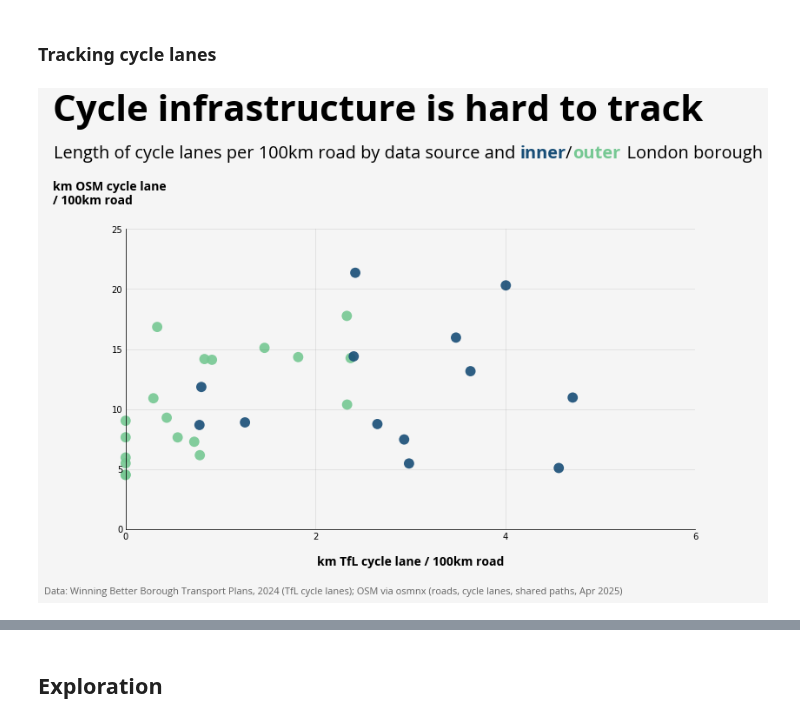
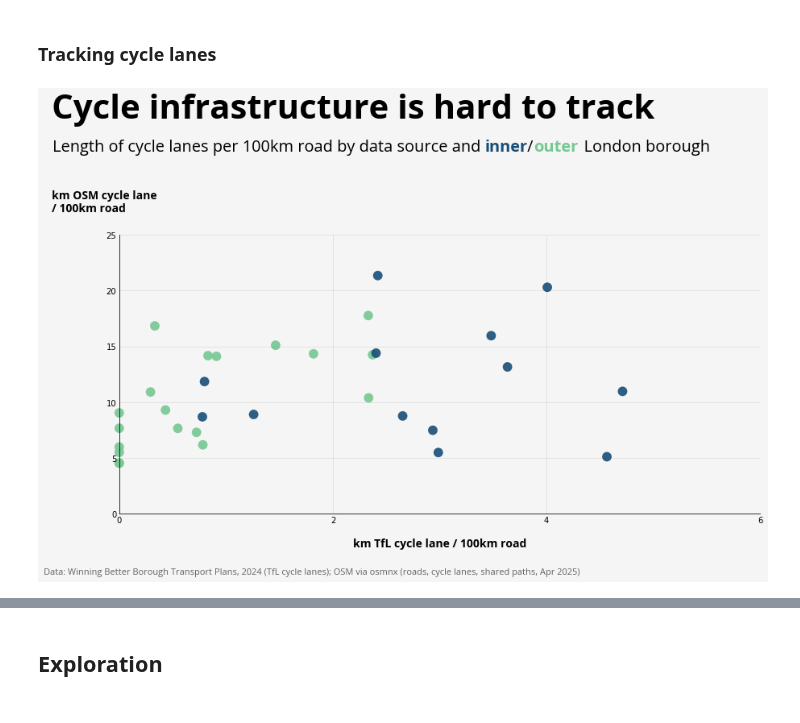
Before and after one commit to Lisa-Ho/small-data-projects, a Jupyter notebook: 2025/2504-cycling-rates-infra/cycling-rates-vs-infra.ipynb, the cells around one changed output, grey strips where cells are left out. Cells and saved outputs as stored; diff of their text form; code cells hidden in the pictures.

```diff
--- a/2025/2504-cycling-rates-infra/cycling-rates-vs-infra.ipynb
+++ b/2025/2504-cycling-rates-infra/cycling-rates-vs-infra.ipynb
@@ -531,7 +531,7 @@ data = df[df["nicename"]!="City"]
 
 #setup-------------------------------
 fig, ax = plt.subplots(figsize=(13,8))
-plt.subplots_adjust(hspace=0.2, wspace=0.28, left=0.1, top=0.73, bottom=0.13, right=0.8)
+plt.subplots_adjust(hspace=0, wspace=00, left=0.1, top=0.73, bottom=0.13, right=0.95)
 fig.set_facecolor(colors["bg"])
 
 #plot data ---------------------------------
@@ -544,40 +544,39 @@ ax.set_ylim(ymin=0)
 ax.set_xlim(xmin=0)
 ax.set_facecolor(colors["bg"])
 for pos in ["top", "right"]:
     ax.spines[pos].set_visible(False)
 ax.set_ylabel("")
 ax.set_xlabel("")
 ax.set_yticks(np.arange(0,27,5), fontproperties=font_r,fontsize=12)
 ax.tick_params(axis='both', length = 0)
 ax.grid(visible=True, axis='both', zorder=1, color = "#222222", alpha=0.1)
 ax.set_xticks([0,2, 4, 6, ], fontproperties=font_r,fontsize=12)
 ax.text(ax.get_xlim()[1]/2,-3, "km TfL cycle lane / 100km road", ha="center",
              fontproperties=font_sm,fontsize=14)
 plt.figtext(0.01,0.78,"km OSM cycle lane\n/ 100km road", ha="left",fontproperties=font_sm,fontsize=14)
 
 
 #Title, footer, notes --------------------------------
-plt.figtext(0.01,1.0, "Cycle infrastructure is hard to track", fontproperties=font_sm, va='top',
+plt.figtext(0.01,1.0, "Cycle infrastructure is hard to track", fontproperties=font_sm, va='center',
             fontsize=42, linespacing=1.3)
-plt.figtext(0.0111,0.88, "Length of cycle lanes per 100km road by data source and           /            London borough",
+plt.figtext(0.0111,0.92, "Length of cycle lanes per 100km road by data source and           /            London borough",
             fontproperties=font_r, va='center', fontsize=20)
-plt.figtext(0.585,0.88, "inner", color=colors["inner"],
+plt.figtext(0.585,0.92, "inner", color=colors["inner"],
             fontproperties = font_sm, fontsize=20, ha="left", va='center',)
-plt.figtext(0.65,0.88, "outer", color=colors["outer"],
+plt.figtext(0.65,0.92, "outer", color=colors["outer"],
             fontproperties = font_sm, fontsize=20, ha="left", va='center',)
-
 plt.figtext(0.0,0.0, "Data: Winning Better Borough Transport Plans, 2024 (TfL cycle lanes); OSM via osmnx (roads, cycle lanes, shared paths, Apr 2025)",
             fontsize=11,
             ha="left", alpha=0.6, fontproperties=font_r,)
 
 #save -------------------------------------
-plt.savefig("2_cycle_infra_difference.png", bbox_inches='tight', transparent=False,
+plt.savefig("2-cycle_infra_difference.png", bbox_inches='tight', transparent=False,
              pad_inches=1, dpi=120)
 
 
 plt.show()
 # %% [output]
-[figure, old version]
+[figure, new version]
 # %%
 df.sort_values(by = "tfl_cycle_road_ratio")
 # %% [output]
```
Also changed, not shown: parts of 2 cells of this notebook.
